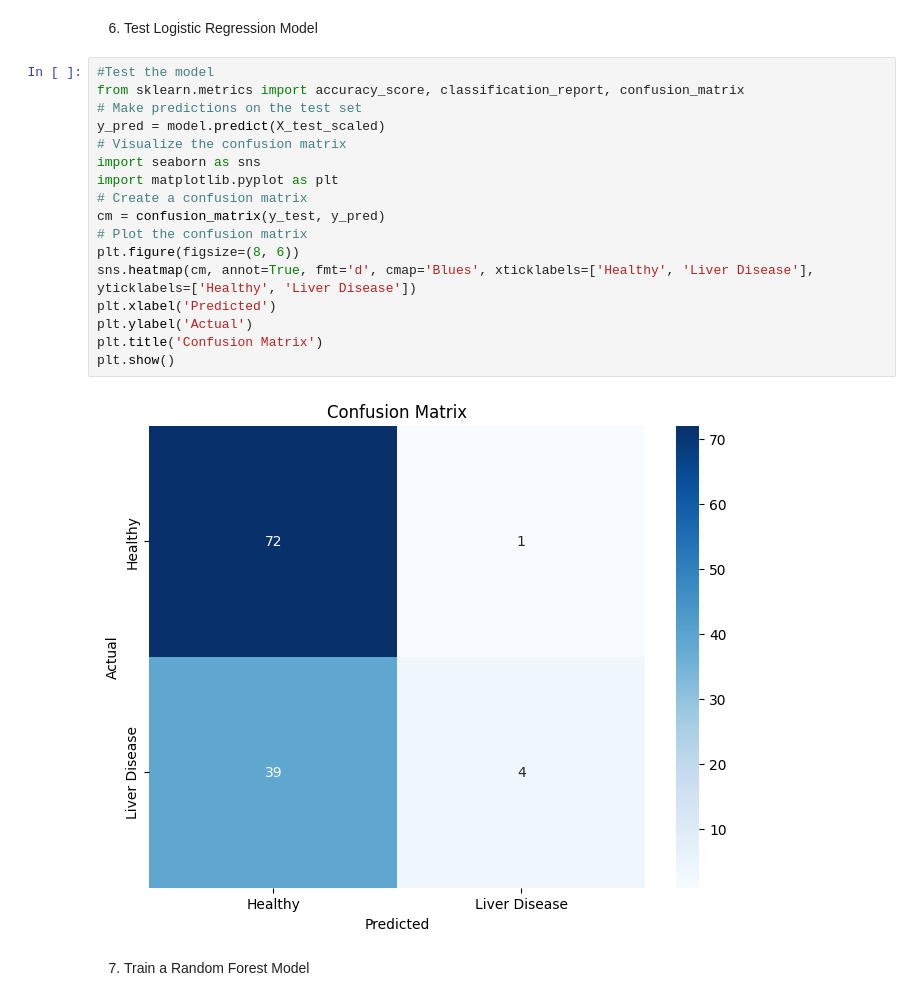
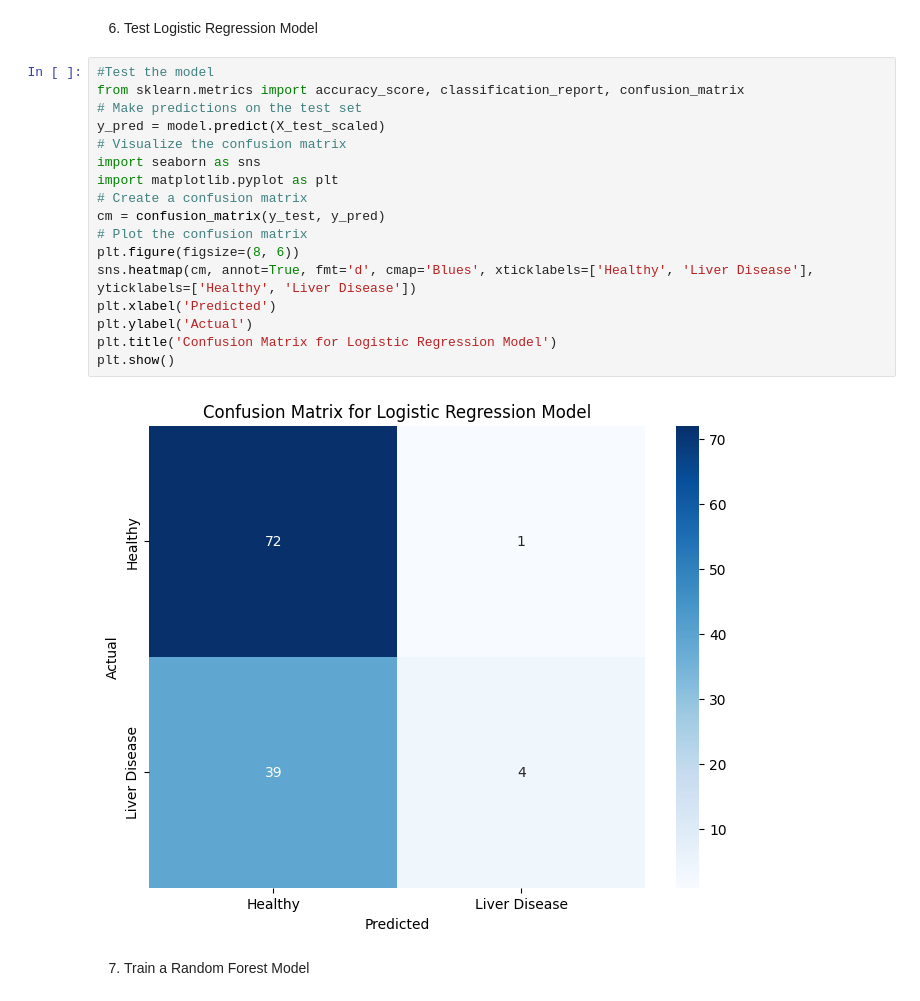
Before and after one commit to MeKirkpatrick/BME3053CFinalProject, a Jupyter notebook: Project.ipynb, the cells around one changed output. Cells and saved outputs as stored; diff of their text form.

```diff
--- a/Project.ipynb
+++ b/Project.ipynb
@@ -150,22 +150,22 @@ LogisticRegression(max_iter=1000)
 # %%
 #Test the model
 from sklearn.metrics import accuracy_score, classification_report, confusion_matrix
 # Make predictions on the test set
 y_pred = model.predict(X_test_scaled)
 # Visualize the confusion matrix
 import seaborn as sns
 import matplotlib.pyplot as plt
 # Create a confusion matrix
 cm = confusion_matrix(y_test, y_pred)
 # Plot the confusion matrix
 plt.figure(figsize=(8, 6))
 sns.heatmap(cm, annot=True, fmt='d', cmap='Blues', xticklabels=['Healthy', 'Liver Disease'], yticklabels=['Healthy', 'Liver Disease'])
 plt.xlabel('Predicted')
 plt.ylabel('Actual')
-plt.title('Confusion Matrix')
+plt.title('Confusion Matrix for Logistic Regression Model')
 plt.show()
 # %% [output]
-[figure, old version]
+[figure, new version]
 # %% [markdown]
 7. Train a Random Forest Model
 # %%
```
Also changed, not shown: parts of 3 cells of this notebook.
